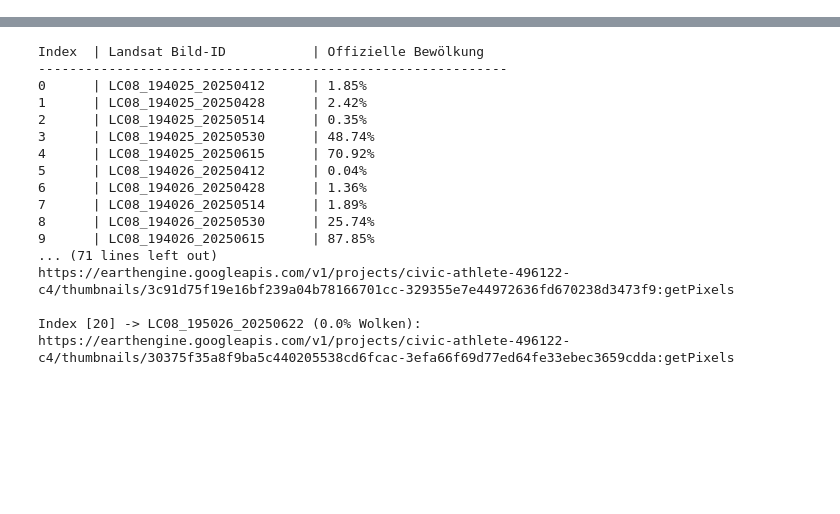
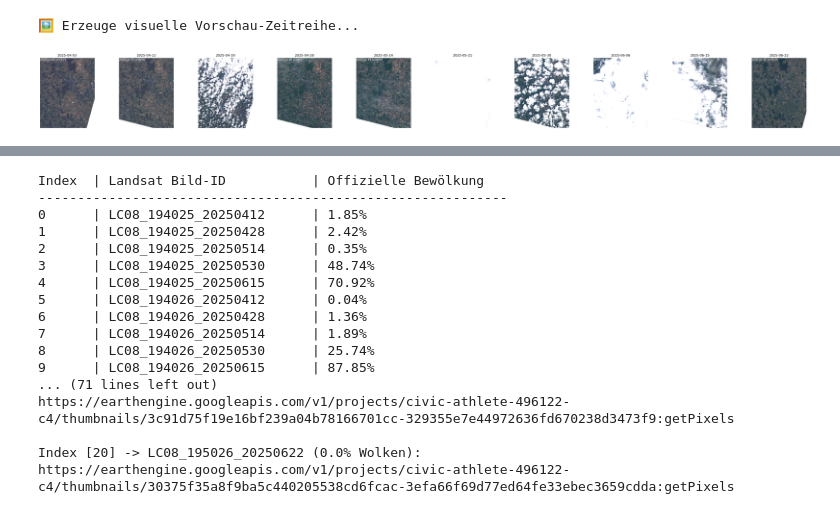
Before and after one commit to HENKI2004/ee_ipl_uv_non_gee_migration, a Jupyter notebook: examples/würzburg_example.ipynb, the cells around one changed output, grey strips where cells are left out. Cells and saved outputs as stored; diff of their text form; code cells hidden in the pictures; blank space fills up the shorter version.

```diff
--- a/examples/würzburg_example.ipynb
+++ b/examples/würzburg_example.ipynb
@@ -69,0 +151,45 @@ Beispiel Sentinel-IDs: ['20250403T102559_20250403T103147_T32UNA', '20250403T1025
+# %%
+# 3. VISUELLE GRAPHIK DER ZEITREIHE ERZEUGEN
+import matplotlib.pyplot as plt
+from ee_ipl_uv import download
+
+print("🖼️ Erzeuge visuelle Vorschau-Zeitreihe...")
+
+thumb_params = {
+    'bands': ['B4', 'B3', 'B2'],
+    'min': 0.0,
+    'max': 0.3,
+    'dimensions': 256,
+    'format': 'png',
+    'region': ganzes_bild_viereck
+}
+
+# Download der thumbs mit automatischem Zeitstempel-Footprint!
+landsat_thumbs = download.DownloadImageCollectionThumb(
+    img_collection=landsat_ts_collection,
+    params=thumb_params,
+    image_name_prepend="landsat_ts",
+    add_timestamp=True
+)
+
+# Plotten der Bilder nebeneinander
+num_images = len(landsat_thumbs.image_name)
+if num_images > 0:
+    fig, axes = plt.subplots(1, num_images, figsize=(4 * num_images, 4))
+    if num_images == 1:
+        axes = [axes]
+
+    for i in range(num_images):
+        img_path = landsat_thumbs.image_name[i]
+        img_data = plt.imread(img_path)
+        axes[i].imshow(img_data)
+        axes[i].set_title(landsat_thumbs.time_start[i][:10]) # Zeigt das Datum über dem Bild
+        axes[i].axis('off')
+
+    plt.tight_layout()
+    plt.show()
+else:
+    print("Keine Kacheln im gewählten Zeitraum gefunden.")
+# %% [output]
+🖼️ Erzeuge visuelle Vorschau-Zeitreihe...
+[figure, added]
```
Also changed, not shown: parts of 7 cells of this notebook, 13 other files.
